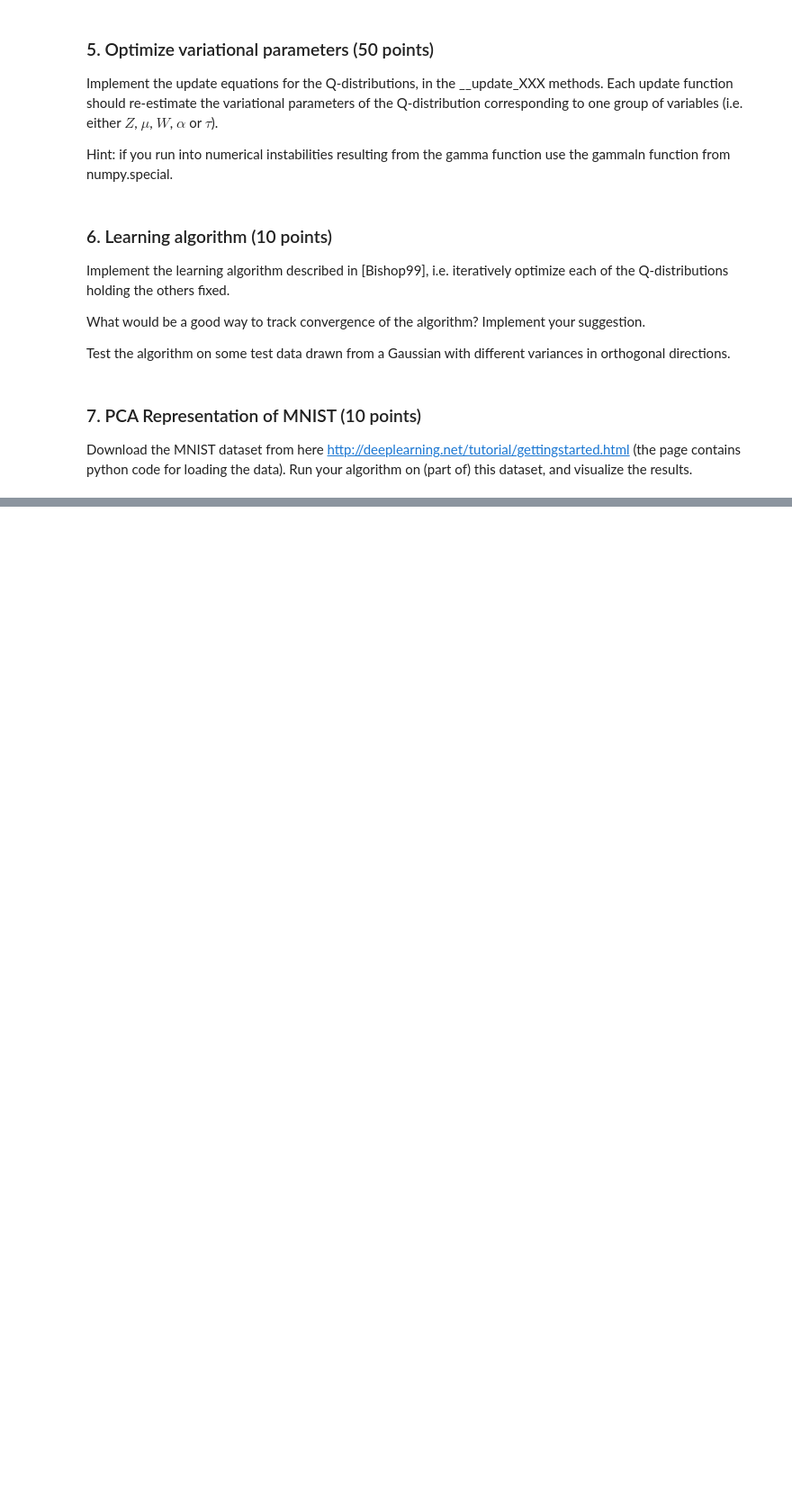
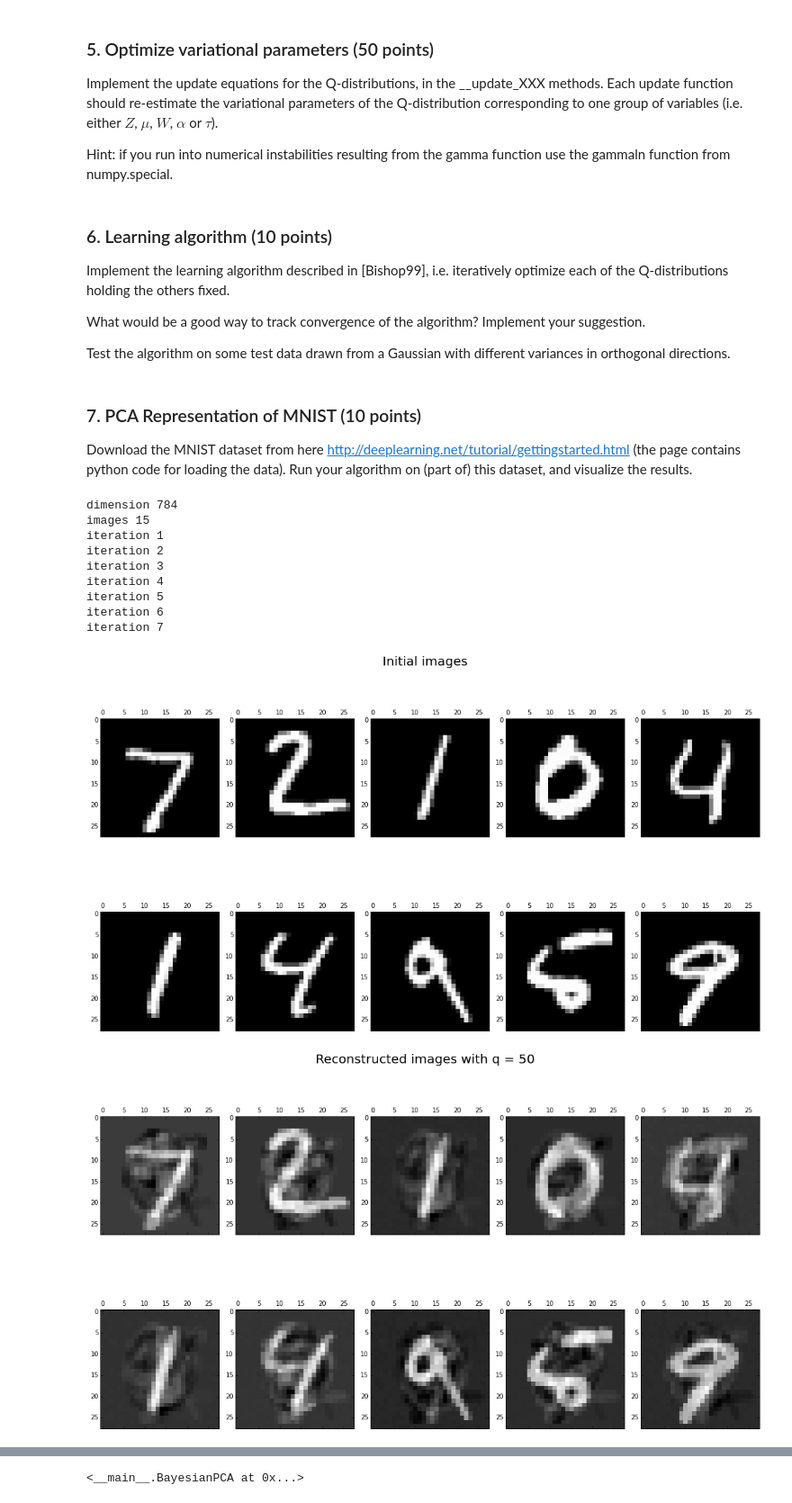
Before and after one commit to Ignotus/uva-machine-learning, a Jupyter notebook: Lab6.ipynb, the cells around one changed output, grey strips where cells are left out. Shown: that part at 90% size. Drawn from its saved outputs; the diff is of its cells as text; code cells hidden in the pictures; blank space fills up the shorter version.

Commit message:
Bayesian PCA implementation

```diff
--- a/Lab6.ipynb
+++ b/Lab6.ipynb
@@ -474,0 +551,52 @@ Download the MNIST dataset from here http://deeplearning.net/tutorial/gettingsta
+# %%
+# plots for MNIST dataset
+def plot_bppca_digits(X, q=700, maxit=7):
+    # initial plot
+    fig0, ax0 = plt.subplots(nrows=2, ncols=5, figsize=[15, 10])
+    ax0 = ax0.flatten()
+    for i in xrange(10):
+        ax0[i].matshow(X[:, i].reshape(28,28), cmap=plt_cm.gray)
+    fig0.suptitle('Initial images', fontsize=20)
+    fig0.tight_layout()
+    np.random.seed(0)
+    bppca = BayesianPCA(X.shape[0], X.shape[1], q)
+
+    mse = []
+    log_prob = []
+
+    for i in xrange(maxit):
+        print("iteration "+str(i+1))
+        bppca.fit(X)
+        log_prob.append(bppca.L(X))
+        mse.append(bppca.mse())
+    # transformed image
+    transformed = bppca.transform()
+    fig1, ax1 = plt.subplots(nrows=2, ncols=5, figsize=[15, 10])
+    ax1 = ax1.flatten()
+    for i in xrange(10):
+        ax1[i].matshow(transformed[:, i].reshape(28,28), cmap=plt_cm.gray)
+    fig1.suptitle('Reconstructed images with q = '+str(q), fontsize=20)
+    fig1.tight_layout()
+    plot_mse(mse)
+    plt.show()
+    plot_log_prob(log_prob)
+    plt.show()
+    return bppca
+# %%
+# loading digits
+f = gzip.open('mnist.pkl.gz')
+train_set, valid_set, test_set = cPickle.load(f)
+f.close()
+plot_bppca_digits(test_set[0][0:15].T,q=50)
+# %% [output]
+dimension 784
+images 15
+iteration 1
+iteration 2
+iteration 3
+iteration 4
+iteration 5
+iteration 6
+iteration 7
+[figure, added]
+[figure, added]
@@ -474,0 +605 @@ Download the MNIST dataset from here http://deeplearning.net/tutorial/gettingsta
+<__main__.BayesianPCA at 0x...>
```
Also changed, not shown: parts of 4 cells of this notebook.
